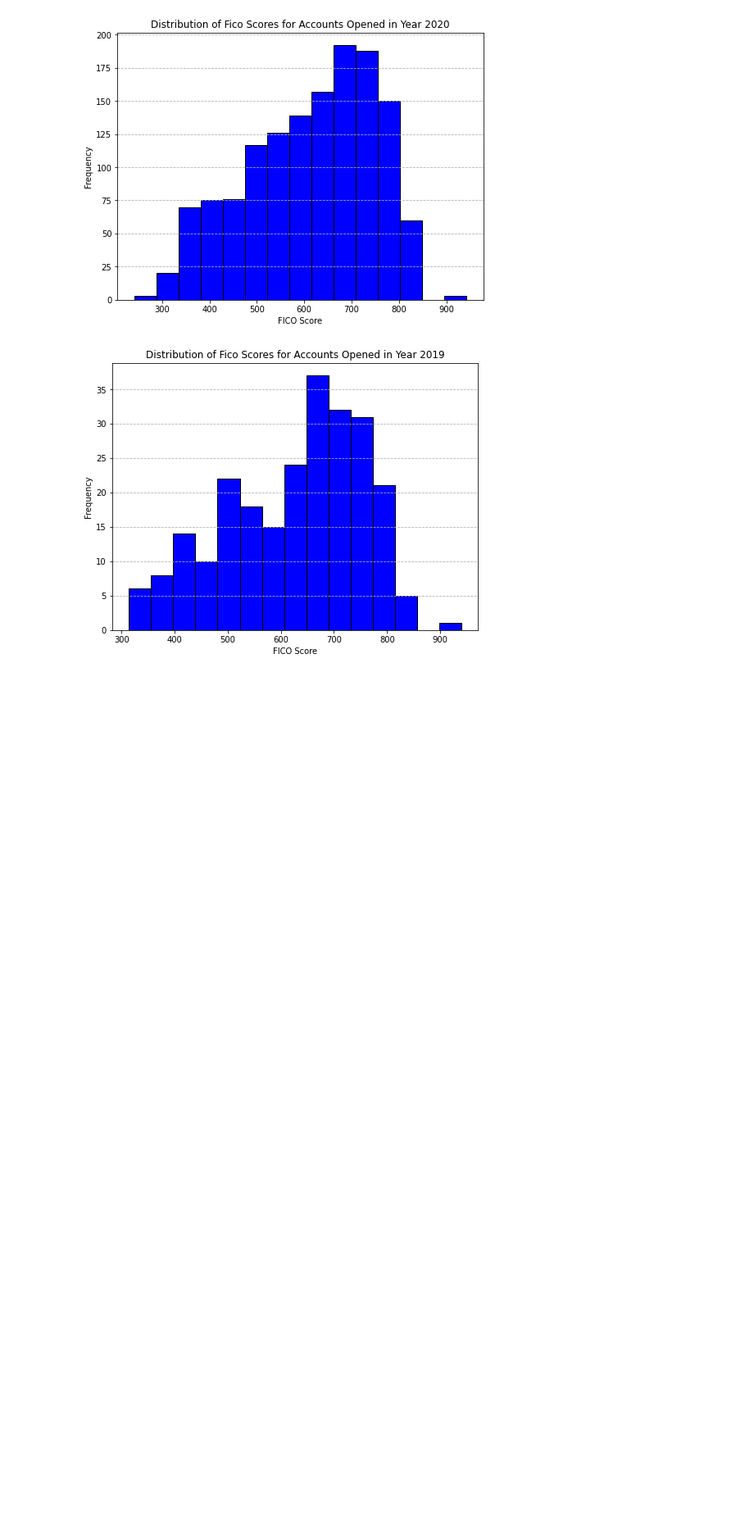
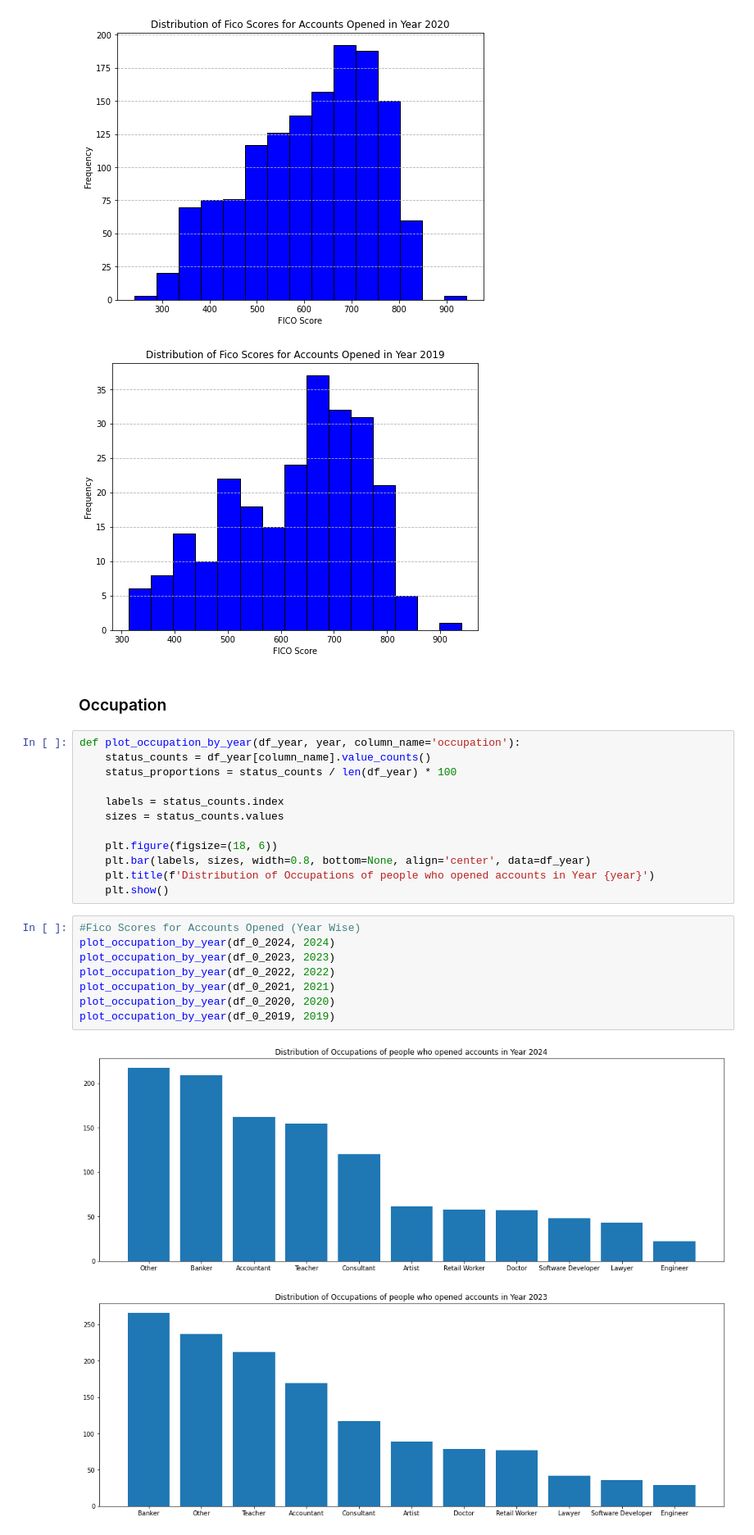
Before and after one commit to susara-ouchi/credit-score-case-study, a Jupyter notebook: credit_score_study_susara.ipynb, the cells around one changed output. Shown: that part at 82% size. Drawn from its saved outputs; the diff is of its cells as text; blank space fills up the shorter version.

```diff
--- a/credit_score_study_susara.ipynb
+++ b/credit_score_study_susara.ipynb
@@ -169,3 +169,28 @@ plot_fico_score_by_year(df_0_2019, 2019)
 [figure]
 [figure]
 [figure]
+# %% [markdown]
+### Occupation
+# %%
+def plot_occupation_by_year(df_year, year, column_name='occupation'):
+    status_counts = df_year[column_name].value_counts()
+    status_proportions = status_counts / len(df_year) * 100
+
+    labels = status_counts.index
+    sizes = status_counts.values
+
+    plt.figure(figsize=(18, 6))
+    plt.bar(labels, sizes, width=0.8, bottom=None, align='center', data=df_year)
+    plt.title(f'Distribution of Occupations of people who opened accounts in Year {year}')
+    plt.show()
+# %%
+#Fico Scores for Accounts Opened (Year Wise)
+plot_occupation_by_year(df_0_2024, 2024)
+plot_occupation_by_year(df_0_2023, 2023)
+plot_occupation_by_year(df_0_2022, 2022)
+plot_occupation_by_year(df_0_2021, 2021)
+plot_occupation_by_year(df_0_2020, 2020)
+plot_occupation_by_year(df_0_2019, 2019)
+# %% [output]
+[figure, added]
+[figure, added]
```
Also changed, not shown: parts of 8 cells of this notebook.
